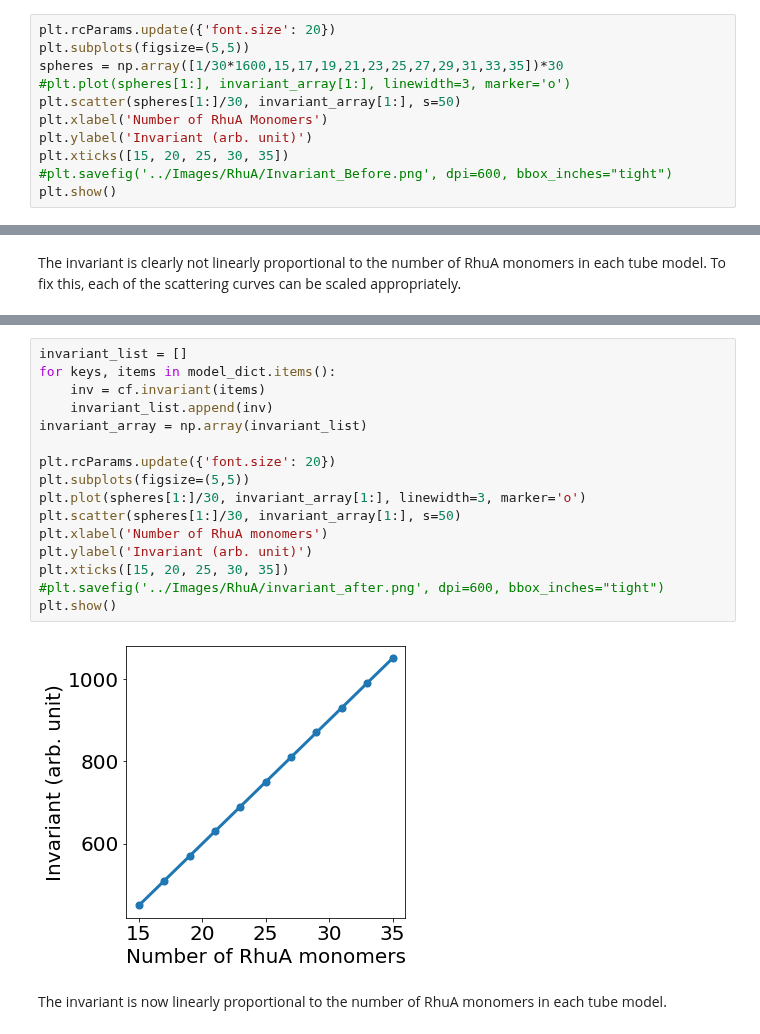
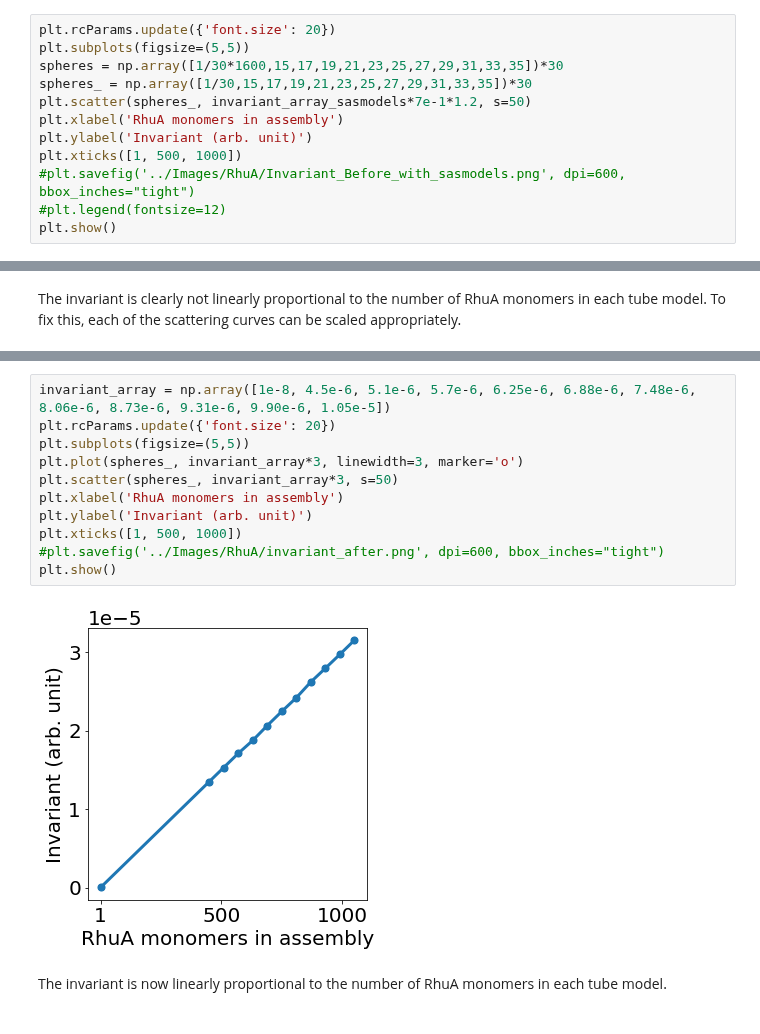
Before and after one commit to pozzo-research-group/MC-DFM, a Jupyter notebook: Notebooks/RhuA Tubes Fitting Experimental Data.ipynb, the cells around one changed output, grey strips where cells are left out. Drawn from its saved outputs; the diff is of its cells as text.

Commit message:
update notebook with invariant

```diff
--- a/Notebooks/RhuA Tubes Fitting Experimental Data.ipynb
+++ b/Notebooks/RhuA Tubes Fitting Experimental Data.ipynb
@@ -74,11 +72,12 @@ invariant_array = np.array(invariant_list)
 plt.rcParams.update({'font.size': 20})
 plt.subplots(figsize=(5,5))
 spheres = np.array([1/30*1600,15,17,19,21,23,25,27,29,31,33,35])*30
-#plt.plot(spheres[1:], invariant_array[1:], linewidth=3, marker='o')
-plt.scatter(spheres[1:]/30, invariant_array[1:], s=50)
-plt.xlabel('Number of RhuA Monomers')
+spheres_ = np.array([1/30,15,17,19,21,23,25,27,29,31,33,35])*30
+plt.scatter(spheres_, invariant_array_sasmodels*7e-1*1.2, s=50)
+plt.xlabel('RhuA monomers in assembly')
 plt.ylabel('Invariant (arb. unit)')
-plt.xticks([15, 20, 25, 30, 35])
-#plt.savefig('../Images/RhuA/Invariant_Before.png', dpi=600, bbox_inches="tight")
+plt.xticks([1, 500, 1000])
+#plt.savefig('../Images/RhuA/Invariant_Before_with_sasmodels.png', dpi=600, bbox_inches="tight")
+#plt.legend(fontsize=12)
 plt.show()
 # %% [output]
@@ -110,21 +111,16 @@ plt.legend(fontsize=16)
 # %%
-invariant_list = []
-for keys, items in model_dict.items():
-    inv = cf.invariant(items)
-    invariant_list.append(inv)
-invariant_array = np.array(invariant_list)
-
+invariant_array = np.array([1e-8, 4.5e-6, 5.1e-6, 5.7e-6, 6.25e-6, 6.88e-6, 7.48e-6, 8.06e-6, 8.73e-6, 9.31e-6, 9.90e-6, 1.05e-5])
 plt.rcParams.update({'font.size': 20})
 plt.subplots(figsize=(5,5))
-plt.plot(spheres[1:]/30, invariant_array[1:], linewidth=3, marker='o')
-plt.scatter(spheres[1:]/30, invariant_array[1:], s=50)
-plt.xlabel('Number of RhuA monomers')
+plt.plot(spheres_, invariant_array*3, linewidth=3, marker='o')
+plt.scatter(spheres_, invariant_array*3, s=50)
+plt.xlabel('RhuA monomers in assembly')
 plt.ylabel('Invariant (arb. unit)')
-plt.xticks([15, 20, 25, 30, 35])
+plt.xticks([1, 500, 1000])
 #plt.savefig('../Images/RhuA/invariant_after.png', dpi=600, bbox_inches="tight")
 plt.show()
 # %% [output]
-[figure, old version]
+[figure, new version]
 # %% [markdown]
 The invariant is now linearly proportional to the number of RhuA monomers in each tube model.
 # %% [markdown]
```
Also changed, not shown: parts of 10 cells of this notebook.
